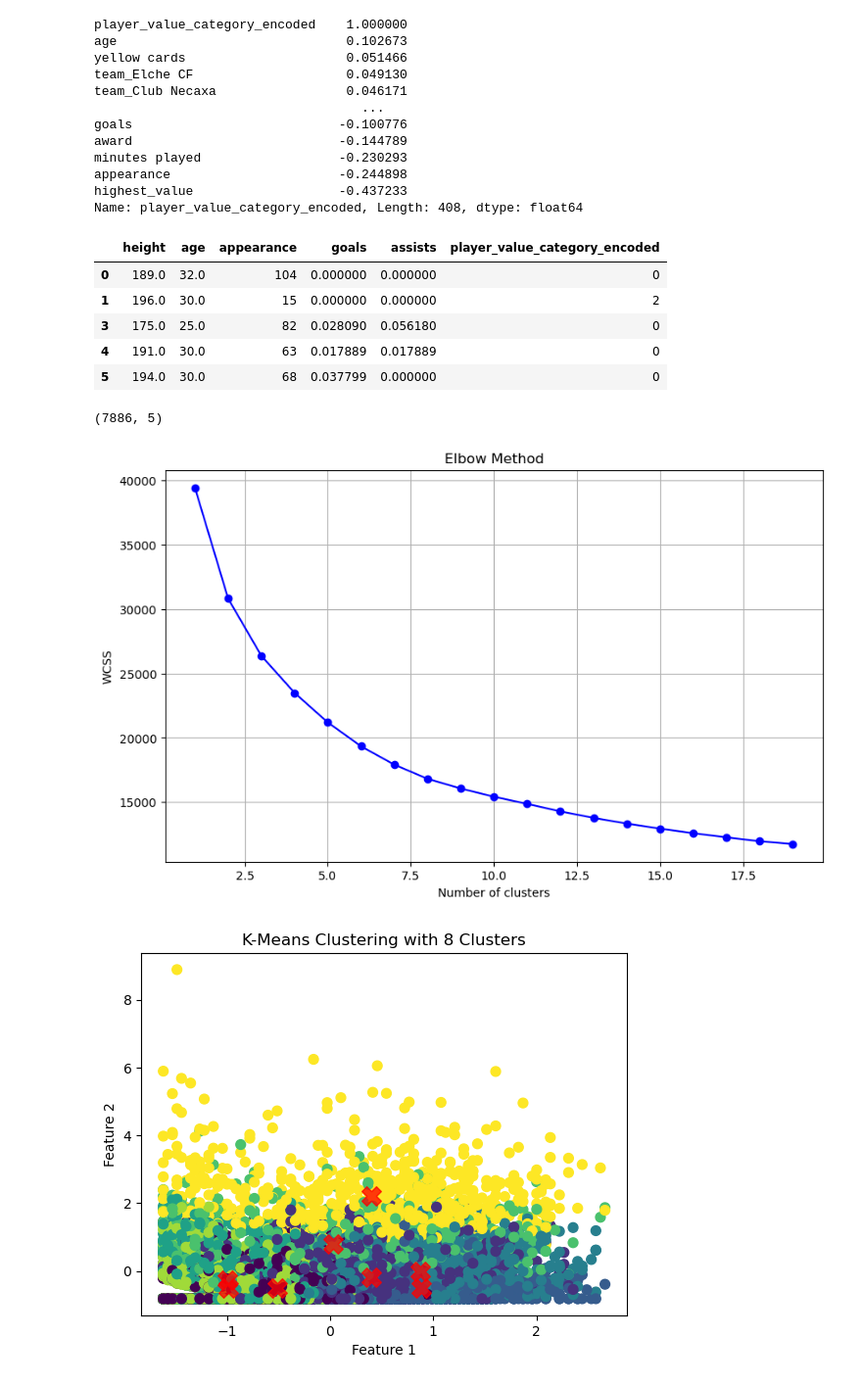
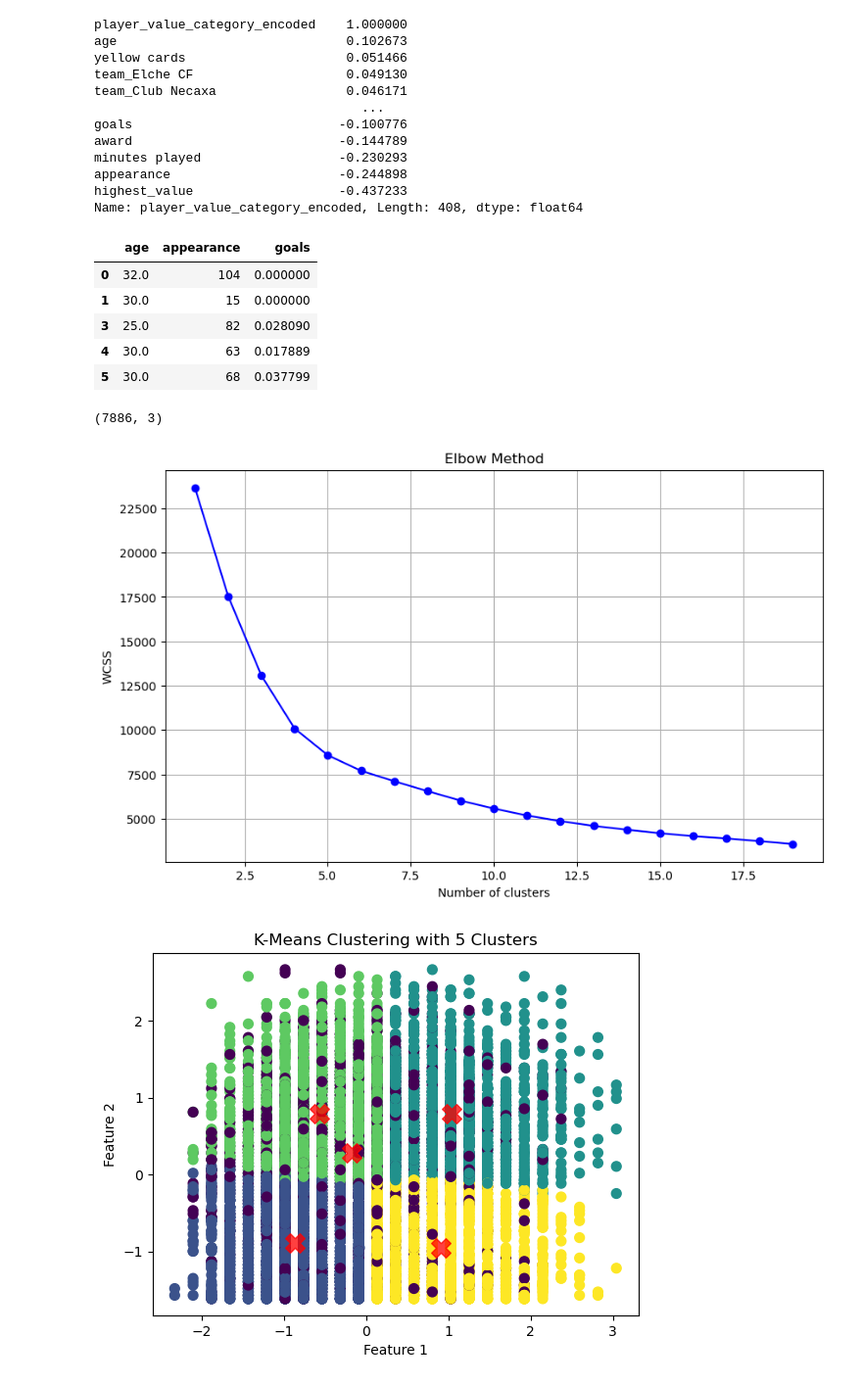
Before and after one commit to alaaAlahmadi2001/Usecase-7, a Jupyter notebook: AlaaAlahmadi_k-means.ipynb, the cells around one changed output. Shown: that part at 98% size. Saved outputs shown, nothing was run; the diff lists cells and outputs as text; code cells hidden in the pictures.

```diff
--- a/AlaaAlahmadi_k-means.ipynb
+++ b/AlaaAlahmadi_k-means.ipynb
@@ -260,20 +260,20 @@ Name: player_value_category_encoded, Length: 408, dtype: float64
 threshold = 0.2
 selected_features = correlation[abs(correlation['player_value_category_encoded']) > threshold].index
 # %%
-selected_features = ['height', 'age', 'appearance', 'goals', 'assists', 'player_value_category_encoded']
+selected_features = ['age', 'appearance', 'goals']
 # %%
 df = df[selected_features]
 df.head()
 # %% [output]
-|  | height | age | appearance | goals | assists | player_value_category_encoded |
-| 0 | 189.0 | 32.0 | 104 | 0.000000 | 0.000000 | 0 |
-| 1 | 196.0 | 30.0 | 15 | 0.000000 | 0.000000 | 2 |
-| 3 | 175.0 | 25.0 | 82 | 0.028090 | 0.056180 | 0 |
-| 4 | 191.0 | 30.0 | 63 | 0.017889 | 0.017889 | 0 |
-| 5 | 194.0 | 30.0 | 68 | 0.037799 | 0.000000 | 0 |
+|  | age | appearance | goals |
+| 0 | 32.0 | 104 | 0.000000 |
+| 1 | 30.0 | 15 | 0.000000 |
+| 3 | 25.0 | 82 | 0.028090 |
+| 4 | 30.0 | 63 | 0.017889 |
+| 5 | 30.0 | 68 | 0.037799 |
 # %%
 # Prepare data
-X = df.drop(['player_value_category_encoded'], axis=1)
+X = df
 
 # Scale the data
 from sklearn.preprocessing import StandardScaler
@@ -282,7 +282,7 @@ scaler = StandardScaler()
 X_scaled = scaler.fit_transform(X)
 X.shape
 # %% [output]
-(7886, 5)
+(7886, 3)
 # %%
 wcss = []
 for i in range(1, 20):  # Test 1 to 19 clusters
@@ -298,24 +298,24 @@ plt.ylabel('WCSS')
 plt.grid(True)
 plt.show()
 # %% [output]
-[figure, old version]
+[figure, new version]
 # %%
-optimal_clusters = 8
+optimal_clusters = 5
 model = KMeans(n_clusters=optimal_clusters, init='k-means++', max_iter=300, n_init=10, random_state=0)
 # %%
 y_pred = model.fit_predict(X_scaled)
 # %%
-plt.scatter(X_scaled[:, 2], X_scaled[:, 3], c=y_pred, s=50, cmap='viridis')
+plt.scatter(X_scaled[:, 0], X_scaled[:, 1], c=y_pred, s=50, cmap='viridis')
 
 # Plot the cluster centers
 centers = model.cluster_centers_
-plt.scatter(centers[:, 2], centers[:, 3], c='red', s=200, alpha=0.75, marker='X')
+plt.scatter(centers[:, 0], centers[:, 1], c='red', s=200, alpha=0.75, marker='X')
 plt.title(f'K-Means Clustering with {optimal_clusters} Clusters')
 plt.xlabel('Feature 1')
 plt.ylabel('Feature 2')
 plt.show()
 # %% [output]
-[figure, old version]
+[figure, new version]
 # %%
 # Add the cluster labels to the original dataframe
 X['kmeans'] = y_pred
```
Also changed, not shown: parts of 3 cells of this notebook.
